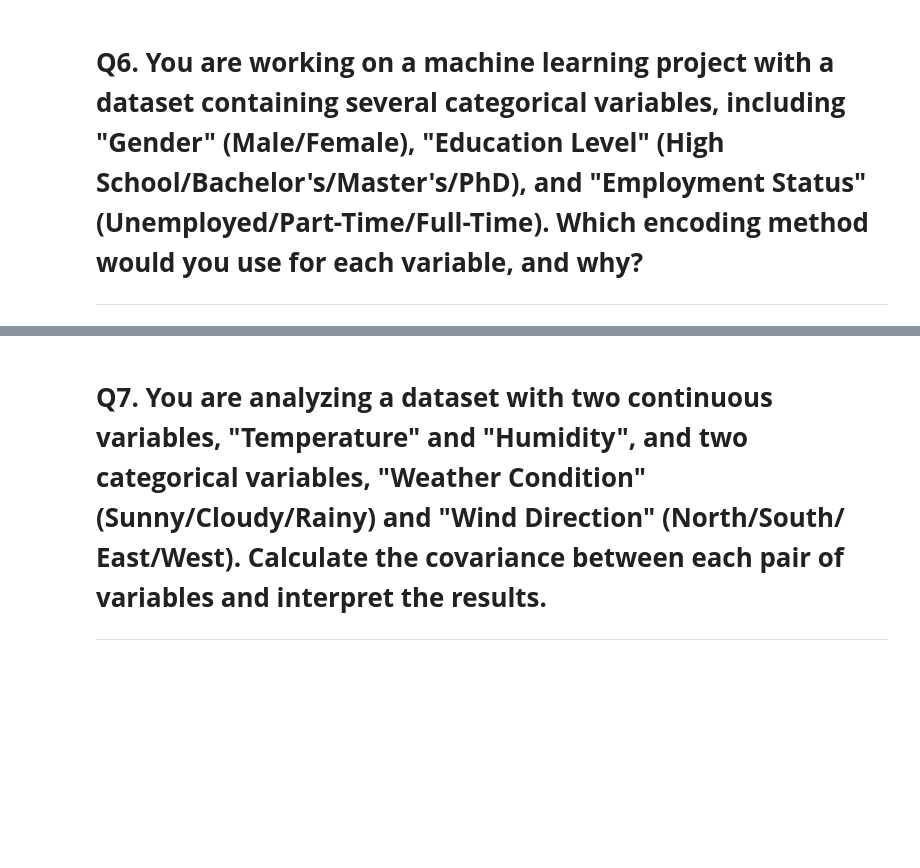
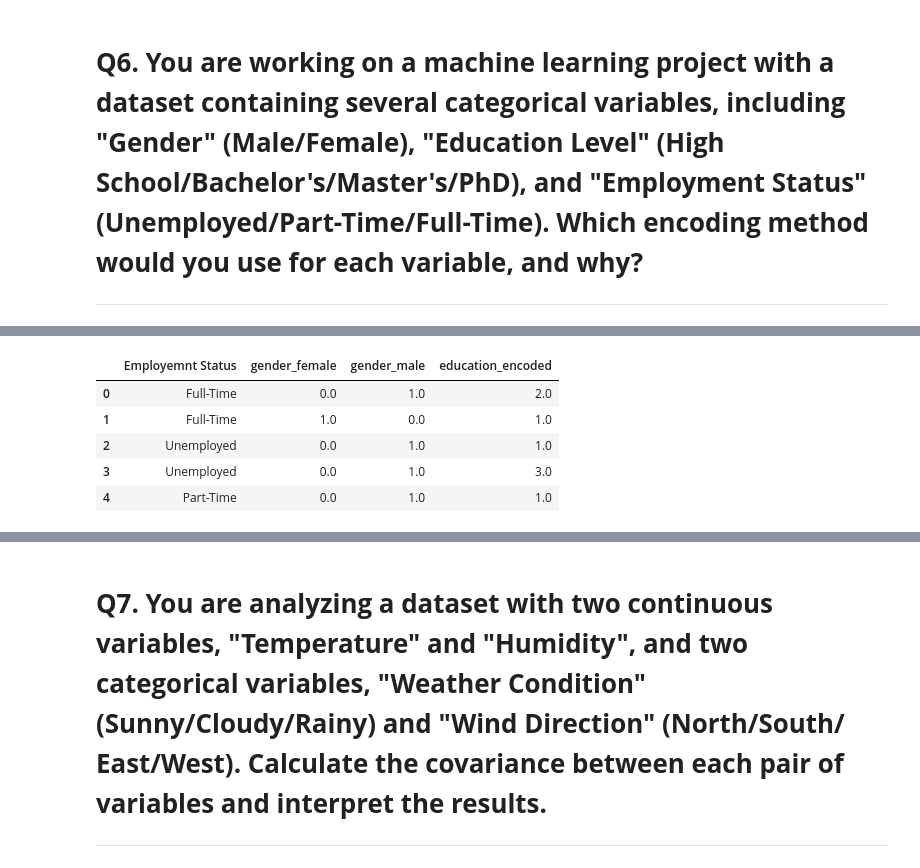
Before and after one commit to prashdev01/ML-assignments, a Jupyter notebook: 21Mar_ML_assignment.ipynb, the cells around one changed output, grey strips where cells are left out. Cells and saved outputs as stored; diff of their text form; code cells hidden in the pictures; blank space fills up the shorter version.

```diff
--- a/21Mar_ML_assignment.ipynb
+++ b/21Mar_ML_assignment.ipynb
@@ -56,0 +176,17 @@ Where
+# %%
+# For "Education Level," if there is a clear ordinal relationship (e.g., High School < Bachelor's < Master's < PhD), ordinal encoding might be suitable.
+from sklearn.preprocessing import OrdinalEncoder
+
+ordinal_encoder = OrdinalEncoder(categories=[["High School", "Bachlor's" , "master's","PhD"]])
+df['education_encoded']=ordinal_encoder.fit_transform(df[["education"]])
+df.head()
+df.drop('education',axis=1,inplace=True )
+# %%
+df.head()
+# %% [output]
+|  | Employemnt Status | gender_female | gender_male | education_encoded |
+| 0 | Full-Time | 0.0 | 1.0 | 2.0 |
+| 1 | Full-Time | 1.0 | 0.0 | 1.0 |
+| 2 | Unemployed | 0.0 | 1.0 | 1.0 |
+| 3 | Unemployed | 0.0 | 1.0 | 3.0 |
+| 4 | Part-Time | 0.0 | 1.0 | 1.0 |
```
Also changed, not shown: parts of 22 cells of this notebook, 3 other files.
